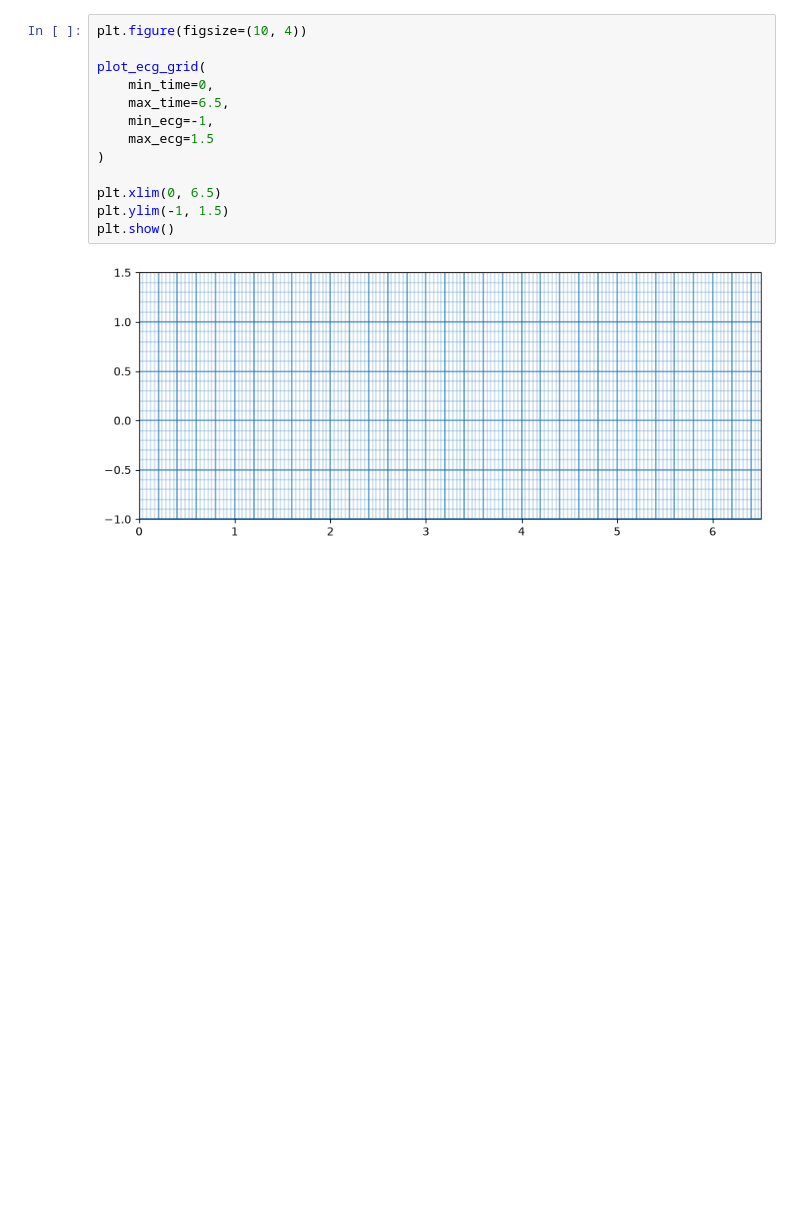
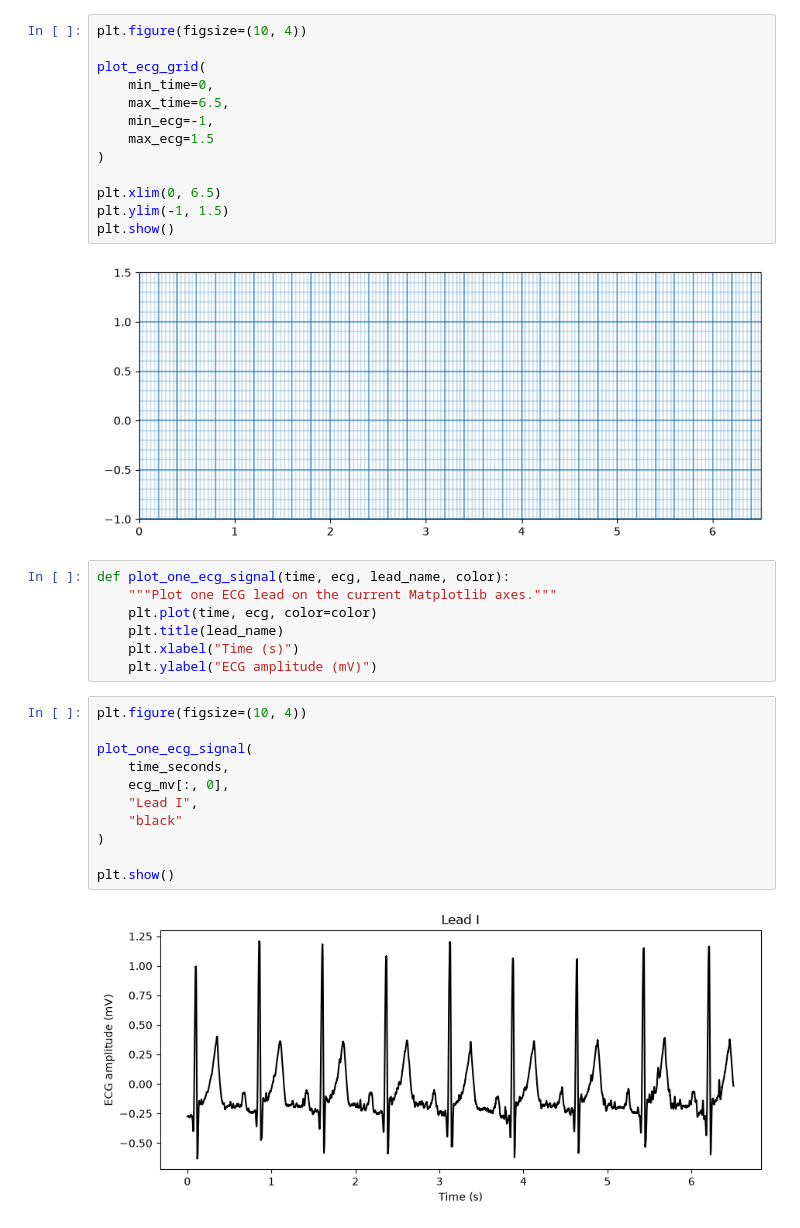
Before and after one commit to ElouanDef/Series01-python, a Jupyter notebook: Series01-python.ipynb, the cells around one changed output. Cells and saved outputs as stored; diff of their text form; blank space fills up the shorter version.

Commit message:
create function to plot one ECG lead

```diff
--- a/Series01-python.ipynb
+++ b/Series01-python.ipynb
@@ -231,3 +231,23 @@ plt.ylim(-1, 1.5)
 plt.show()
 # %% [output]
 [figure]
+# %%
+def plot_one_ecg_signal(time, ecg, lead_name, color):
+    """Plot one ECG lead on the current Matplotlib axes."""
+    plt.plot(time, ecg, color=color)
+    plt.title(lead_name)
+    plt.xlabel("Time (s)")
+    plt.ylabel("ECG amplitude (mV)")
+# %%
+plt.figure(figsize=(10, 4))
+
+plot_one_ecg_signal(
+    time_seconds,
+    ecg_mv[:, 0],
+    "Lead I",
+    "black"
+)
+
+plt.show()
+# %% [output]
+[figure, added]
```
